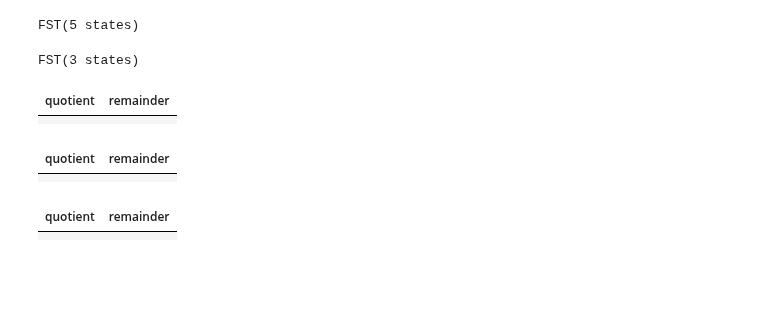
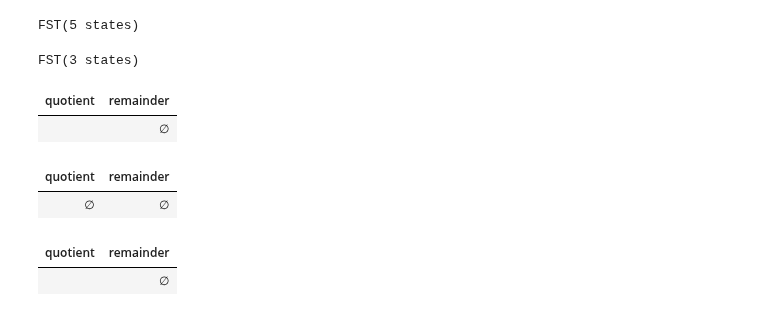
Before and after one commit to timvieira/transduction, a Jupyter notebook: notes/Recursive-DFA-decomposition.ipynb, the cells around one changed output. Drawn from its saved outputs; the diff is of its cells as text; code cells hidden in the pictures; blank space fills up the shorter version.

```diff
--- a/notes/Recursive-DFA-decomposition.ipynb
+++ b/notes/Recursive-DFA-decomposition.ipynb
@@ -492,20 +416,20 @@ fst
 # %% [output]
 FST(3 states)
 # %%
-display_table([Precover(fst, '').decomposition], headings=['quotient', 'remainder'])
+Precover(fst, '').show_decomposition()
 # %% [output]
 | quotient | remainder |
-|  |  |
+|  | ∅ |
 # %%
-display_table([Precover(fst, '0').decomposition], headings=['quotient', 'remainder'])
+Precover(fst, '0').show_decomposition()
 # %% [output]
 | quotient | remainder |
-|  |  |
+| ∅ | ∅ |
 # %%
-display_table([Precover(fst, '1').decomposition], headings=['quotient', 'remainder'])
+Precover(fst, '1').show_decomposition()
 # %% [output]
 | quotient | remainder |
-|  |  |
+|  | ∅ |
 # %%
 #display_table(list(fst.relation(5)), headings=['x', 'y'])
 # %%
```
Also changed, not shown: parts of 23 cells of this notebook, 2 other files.
